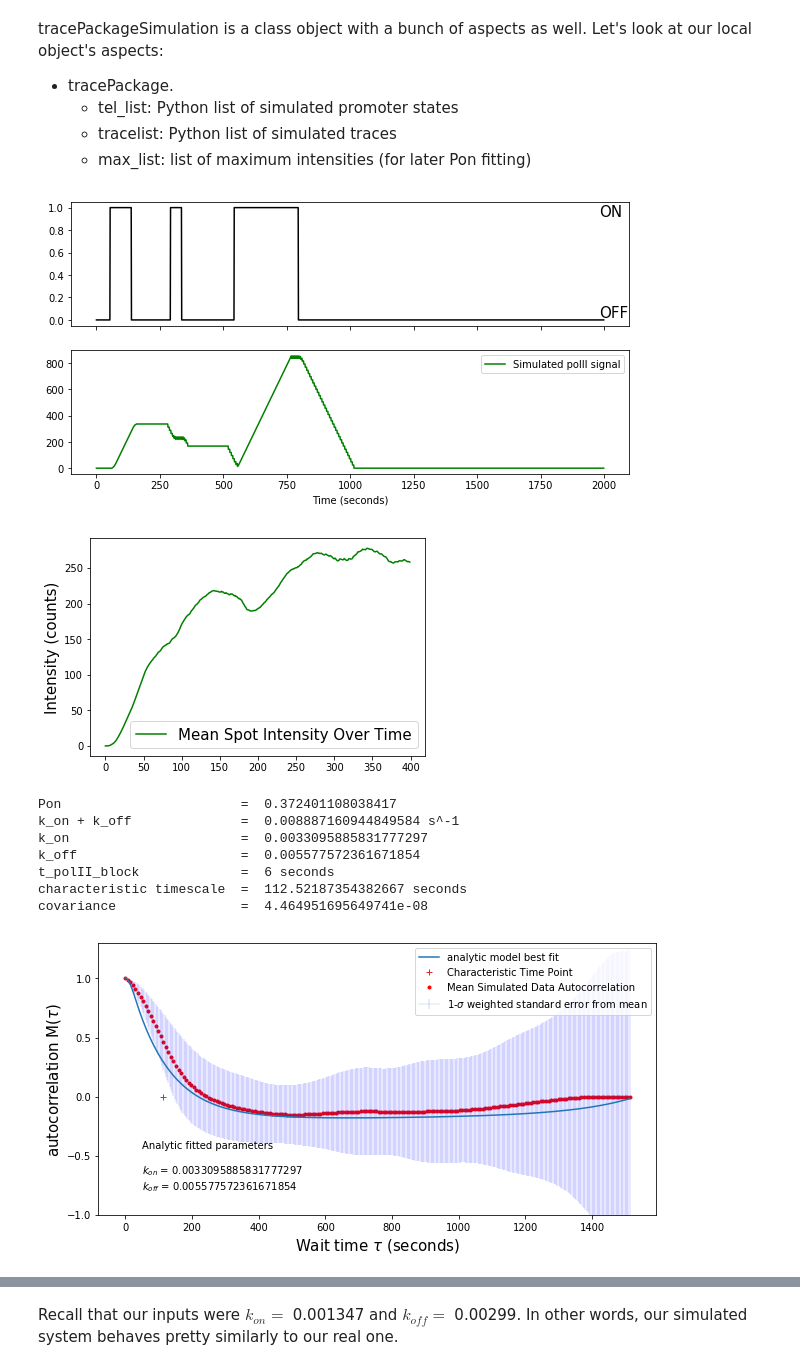
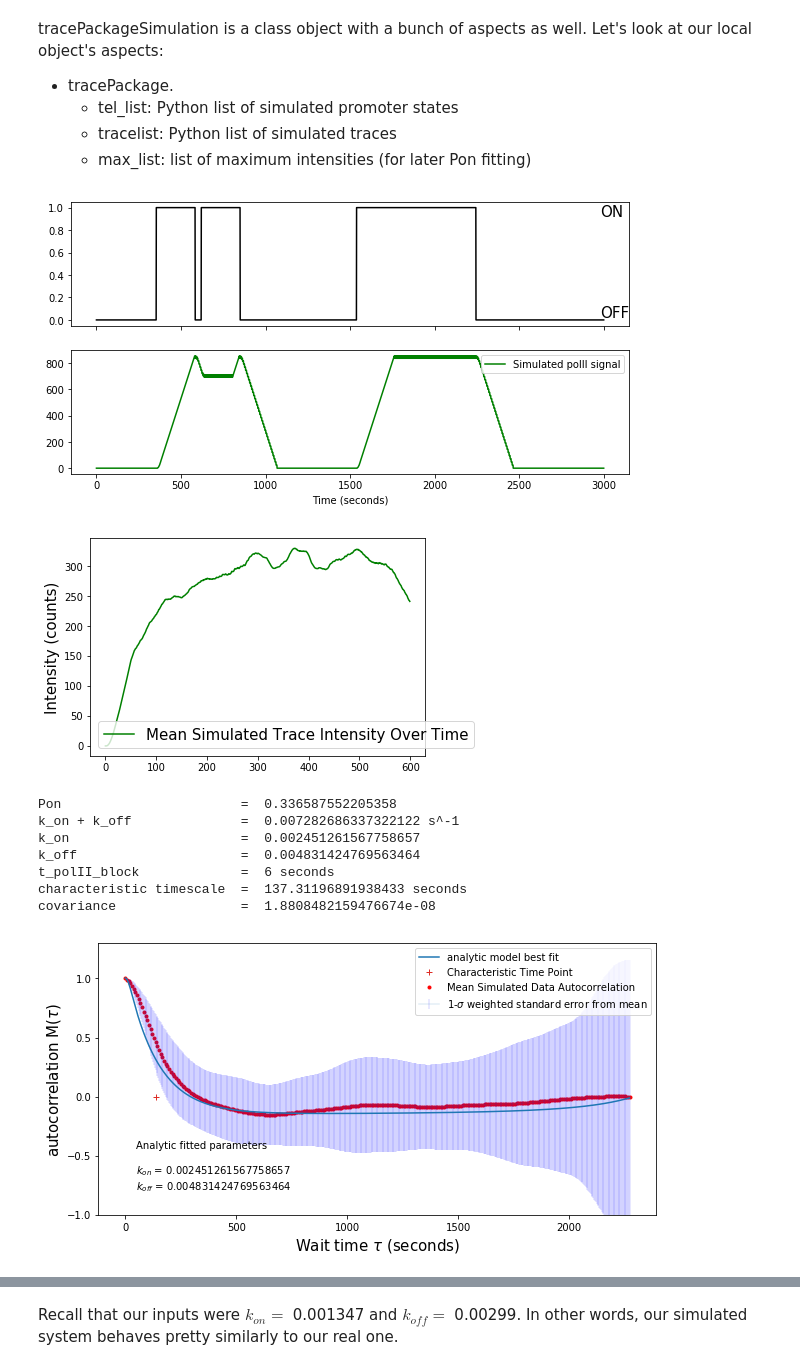
Before and after one commit to tlmakinen/bursting-IGMM, a Jupyter notebook: BurstPy/BurstPy v1.1 Walkthrough.ipynb, the cells around one changed output, grey strips where cells are left out. Cells and saved outputs as stored; diff of their text form; code cells hidden in the pictures.

```diff
--- a/BurstPy/BurstPy v1.1 Walkthrough.ipynb
+++ b/BurstPy/BurstPy v1.1 Walkthrough.ipynb
@@ -299,12 +301,12 @@ k_elong=25;                  # Elongation rate
 sizePol = tPol * k_elong     # Footprint, in basepairs, of polII
 
 # Inferred Parameters from the above analysis we wish to test HERE:
-k_on = kon_fit
-k_off = koff_fit
-duration = 2000      # each cell trace's duration, in seconds
+k_on = 0.0015082853701086265
+k_off = 0.002896195244264644
+duration = 3000      # each cell trace's duration, in seconds
 num = 100           # number of cells in our simulated dataset
 
-loop_function = SnailPromoterMs2Loops().loop_function    # our MS2 loop function (again)
+loop_function = SnailPromoterMs2Loops().loop_function #SnailPromoterMs2Loops().loop_function    # our MS2 loop function (again)
 # %%
 # simulated trace package object, using the above inputs.
 tracePackage = tracePackageSimulation(num, k_on, k_off, duration, stepsize, loop_function, k_elong, tPol)
@@ -343,7 +345,7 @@ ax[0].text(x=np.max(t)-20, y=0.02, s='OFF', fontsize=15)
 plt.legend(loc='best')
 plt.show()
 # %% [output]
-[figure, old version]
+[figure, new version]
 # %%
 t = np.arange(len(tracePackage.tracelist[0])) * stepsize
 plt.plot(np.mean(tracePackage.tracelist, axis=0), color='g', label='Mean Simulated Trace Intensity Over Time')
@@ -351,10 +353,10 @@ plt.legend(loc='best', fontsize=15)
 plt.ylabel('Intensity (counts)', fontsize=15)
 plt.show()
 # %% [output]
-[figure, old version]
+[figure, new version]
 # %%
 # define start and stop index
-start_index = 250
+start_index = 200
 stop_index = -1
 # %%
 # now let's clean the data using the autocorrelation package
@@ -364,13 +366,13 @@ simautopackage = tracePackageAutocorrelation(tracePackage.tracelist, loop_functi
 simfitAutoPack = fitAutocorrelationFunction(simautopackage, tPol, k_elong, stepsize)
 # %%
 kon_sim_fit,koff_sim_fit,chrtime,pon,popt,pcov = simfitAutoPack.leastSquaresAutoFit(printvals=True,
-                                                                                   upperbound=0.1, lowerbound=0.0001,fitpon=True)
+                                                                                   upperbound=1/tPol, lowerbound=0.0001,fitpon=True)
 # %% [output]
-Pon                       =  0.372401108038417
-k_on + k_off              =  0.008887160944849584 s^-1
-k_on                      =  0.0033095885831777297
-k_off                     =  0.005577572361671854
+Pon                       =  0.336587552205358
+k_on + k_off              =  0.007282686337322122 s^-1
+k_on                      =  0.002451261567758657
+k_off                     =  0.004831424769563464
 t_polII_block             =  6 seconds
-characteristic timescale  =  112.52187354382667 seconds
-covariance                =  4.464951695649741e-08
+characteristic timescale  =  137.31196891938433 seconds
+covariance                =  1.8808482159476674e-08
-[figure, old version]
+[figure, new version]
```
Also changed, not shown: parts of 8 cells of this notebook, 5 other files.
